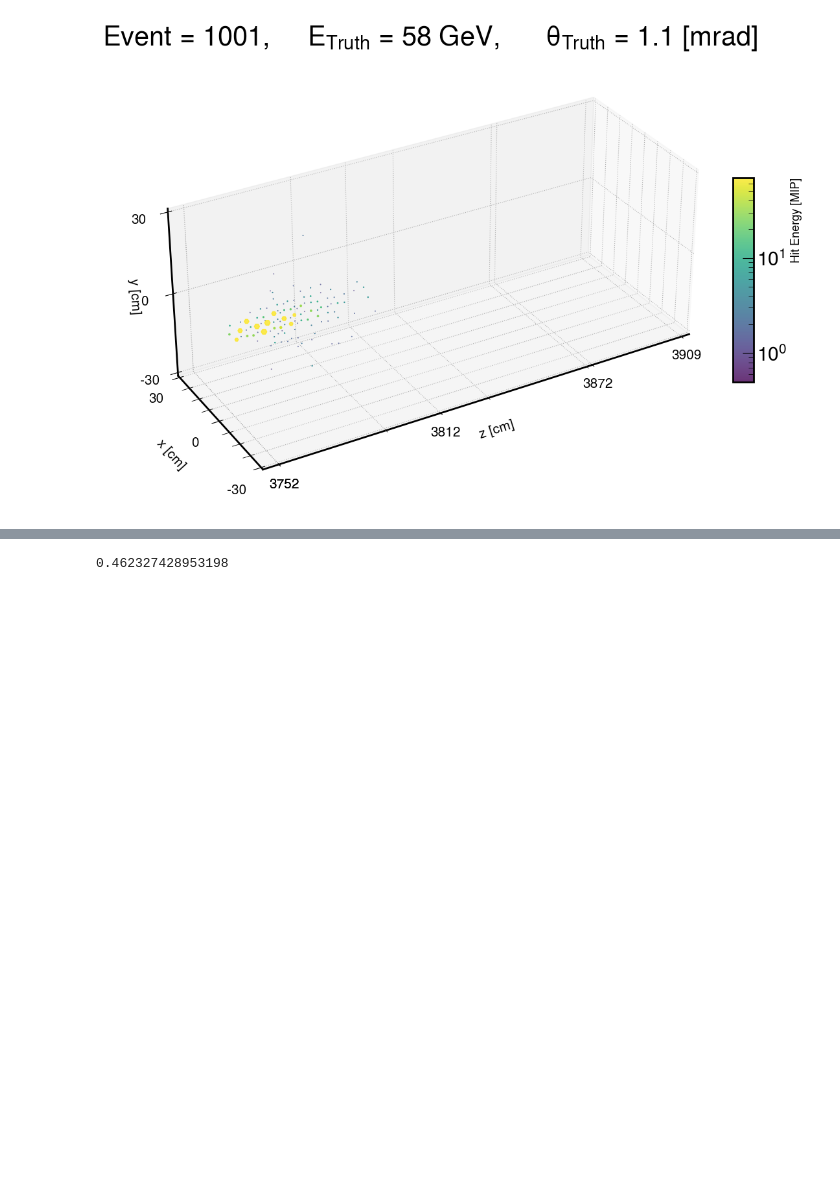
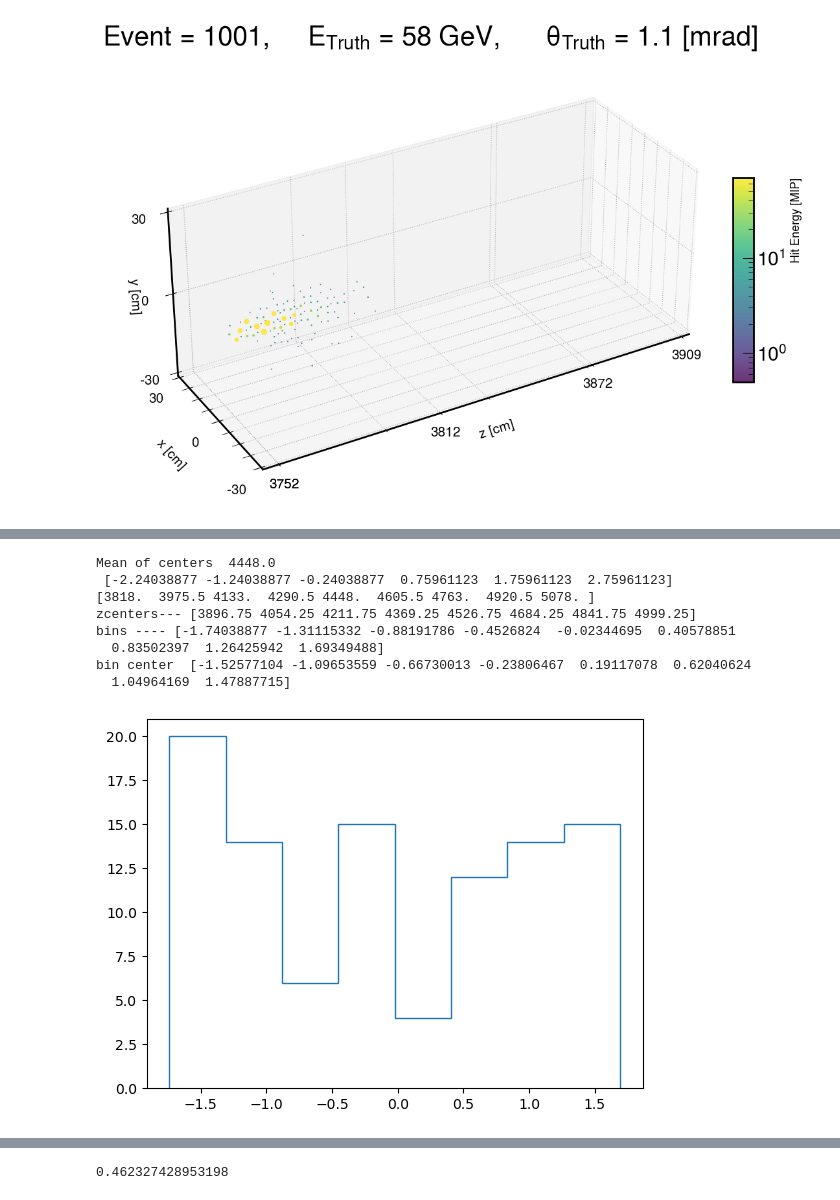
Before and after one commit to eiccodesign/regressiononly, a Jupyter notebook: notebooks/hitQA.ipynb, the cells around one changed output, grey strips where cells are left out. Drawn from its saved outputs; the diff is of its cells as text; code cells hidden in the pictures; blank space fills up the shorter version.

```diff
--- a/notebooks/hitQA.ipynb
+++ b/notebooks/hitQA.ipynb
@@ -1115,0 +1297,31 @@ Text(-0.009200215339660645, 96677.0, 'Std= 0.95 ')
+# %%
+z_min, z_max= 3818, 5078
+num_z_layers=8
+z_events = np.random.uniform(z_min, z_max, 100)
+z_layers=np.linspace(z_min,z_max, num_z_layers+1)
+z_centers = (z_layers[1:] + z_layers[:-1] ) / 2
+mean_z_centers=np.mean(z_centers)
+print('Mean of centers ', mean_z_centers)
+std_z_centers=np.std(z_centers)
+norm_z=(z_events-mean_z_centers)/std_z_centers
+bin_edges=np.arange(np.min(norm_z), np.max(norm_z)+2)-0.5
+print('', bin_edges)
+print(z_layers)
+print('zcenters---', z_centers)
+#z=z_norm*stdvs['.position.z'] + means['.position.z']
+count, bins, _=plt.hist(norm_z, bins=num_z_layers,histtype='step')
+bin_center = (bins[1:] + bins[:-1]) / 2
+print('bins ----', bins)
+print('bin center ',bin_center)
+#print(np.unique(z))
+#print(np.diff(np.unique(z)))
+# %% [output]
+Mean of centers  4448.0
+ [-2.24038877 -1.24038877 -0.24038877  0.75961123  1.75961123  2.75961123]
+[3818.  3975.5 4133.  4290.5 4448.  4605.5 4763.  4920.5 5078. ]
+zcenters--- [3896.75 4054.25 4211.75 4369.25 4526.75 4684.25 4841.75 4999.25]
+bins ---- [-1.74038877 -1.31115332 -0.88191786 -0.4526824  -0.02344695  0.40578851
+  0.83502397  1.26425942  1.69349488]
+bin center  [-1.52577104 -1.09653559 -0.66730013 -0.23806467  0.19117078  0.62040624
+  1.04964169  1.47887715]
+[figure, added]
```
Also changed, not shown: parts of 27 cells of this notebook, 12 other files.
